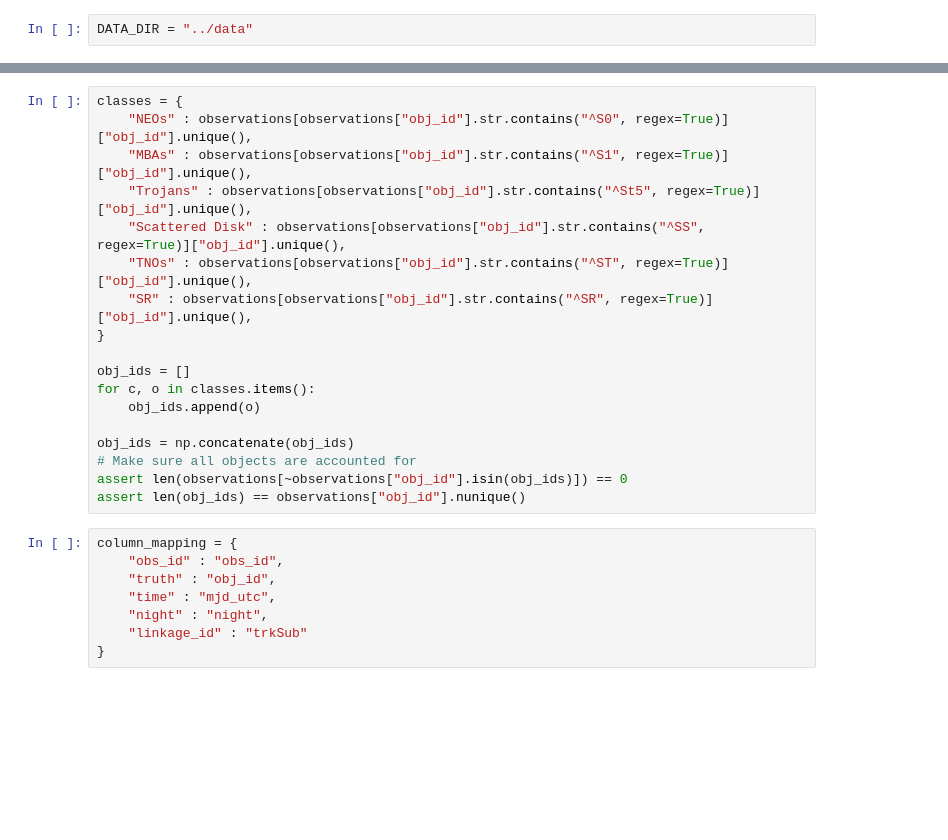
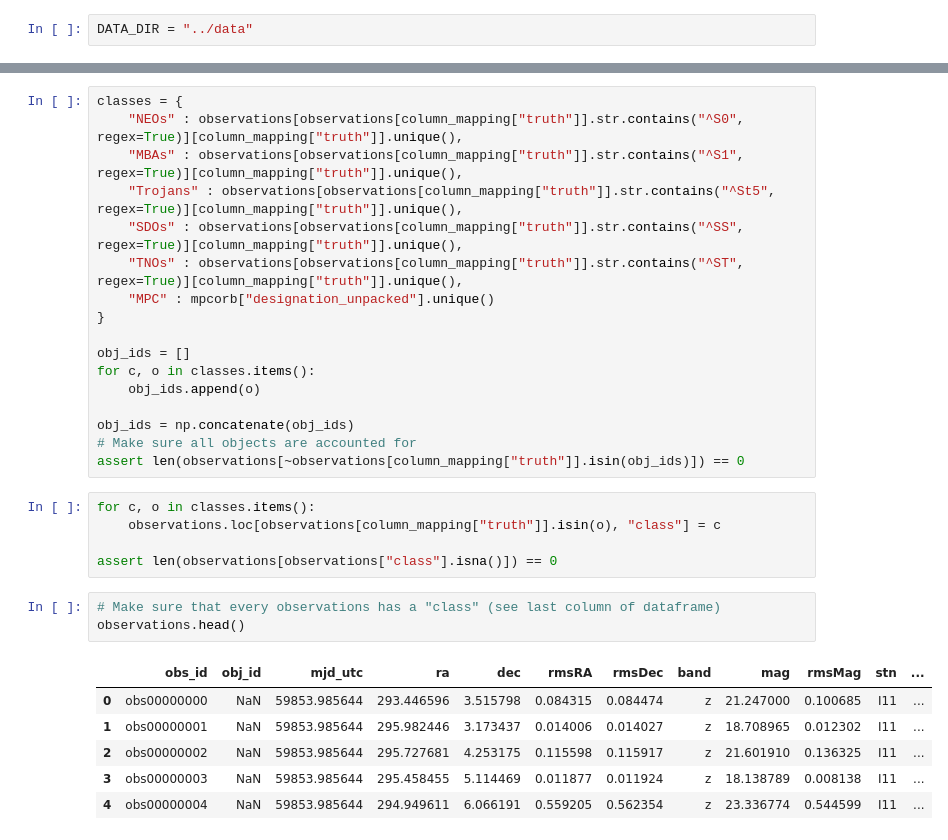
Before and after one commit to moeyensj/mpc-rubin, a Jupyter notebook: notebooks/01_observations_to_linkages.ipynb, the cells around one changed output, grey strips where cells are left out. Drawn from its saved outputs; the diff is of its cells as text; blank space fills up the shorter version.

```diff
--- a/notebooks/01_observations_to_linkages.ipynb
+++ b/notebooks/01_observations_to_linkages.ipynb
@@ -23,11 +153,11 @@ observations = pd.read_csv(
 # %%
 classes = {
-    "NEOs" : observations[observations["obj_id"].str.contains("^S0", regex=True)]["obj_id"].unique(),
-    "MBAs" : observations[observations["obj_id"].str.contains("^S1", regex=True)]["obj_id"].unique(),
-    "Trojans" : observations[observations["obj_id"].str.contains("^St5", regex=True)]["obj_id"].unique(),
-    "Scattered Disk" : observations[observations["obj_id"].str.contains("^SS", regex=True)]["obj_id"].unique(),
-    "TNOs" : observations[observations["obj_id"].str.contains("^ST", regex=True)]["obj_id"].unique(),
-    "SR" : observations[observations["obj_id"].str.contains("^SR", regex=True)]["obj_id"].unique(),
+    "NEOs" : observations[observations[column_mapping["truth"]].str.contains("^S0", regex=True)][column_mapping["truth"]].unique(),
+    "MBAs" : observations[observations[column_mapping["truth"]].str.contains("^S1", regex=True)][column_mapping["truth"]].unique(),
+    "Trojans" : observations[observations[column_mapping["truth"]].str.contains("^St5", regex=True)][column_mapping["truth"]].unique(),
+    "SDOs" : observations[observations[column_mapping["truth"]].str.contains("^SS", regex=True)][column_mapping["truth"]].unique(),
+    "TNOs" : observations[observations[column_mapping["truth"]].str.contains("^ST", regex=True)][column_mapping["truth"]].unique(),
+    "MPC" : mpcorb["designation_unpacked"].unique()
 }
 
 obj_ids = []
@@ -36,16 +166,22 @@ for c, o in classes.items():
 
 obj_ids = np.concatenate(obj_ids)
 # Make sure all objects are accounted for
-assert len(observations[~observations["obj_id"].isin(obj_ids)]) == 0
-assert len(obj_ids) == observations["obj_id"].nunique()
+assert len(observations[~observations[column_mapping["truth"]].isin(obj_ids)]) == 0
-# %%
-column_mapping = {
-    "obs_id" : "obs_id",
-    "truth" : "obj_id",
-    "time" : "mjd_utc",
-    "night" : "night",
-    "linkage_id" : "trkSub"
-}
+# %%
+for c, o in classes.items():
+    observations.loc[observations[column_mapping["truth"]].isin(o), "class"] = c
+
+assert len(observations[observations["class"].isna()]) == 0
+# %%
+# Make sure that every observations has a "class" (see last column of dataframe)
+observations.head()
+# %% [output]
+|  | obs_id | obj_id | mjd_utc | ra | dec | rmsRA | rmsDec | band | mag | rmsMag | stn | ... |
+| 0 | obs00000000 | NaN | 59853.985644 | 293.446596 | 3.515798 | 0.084315 | 0.084474 | z | 21.247000 | 0.100685 | I11 | ... |
+| 1 | obs00000001 | NaN | 59853.985644 | 295.982446 | 3.173437 | 0.014006 | 0.014027 | z | 18.708965 | 0.012302 | I11 | ... |
+| 2 | obs00000002 | NaN | 59853.985644 | 295.727681 | 4.253175 | 0.115598 | 0.115917 | z | 21.601910 | 0.136325 | I11 | ... |
+| 3 | obs00000003 | NaN | 59853.985644 | 295.458455 | 5.114469 | 0.011877 | 0.011924 | z | 18.138789 | 0.008138 | I11 | ... |
+| 4 | obs00000004 | NaN | 59853.985644 | 294.949611 | 6.066191 | 0.559205 | 0.562354 | z | 23.336774 | 0.544599 | I11 | ... |
 # %%
 def simulateSSP(observations,
                 classes=None,
```
Also changed, not shown: parts of 10 cells of this notebook, 2 other files.
